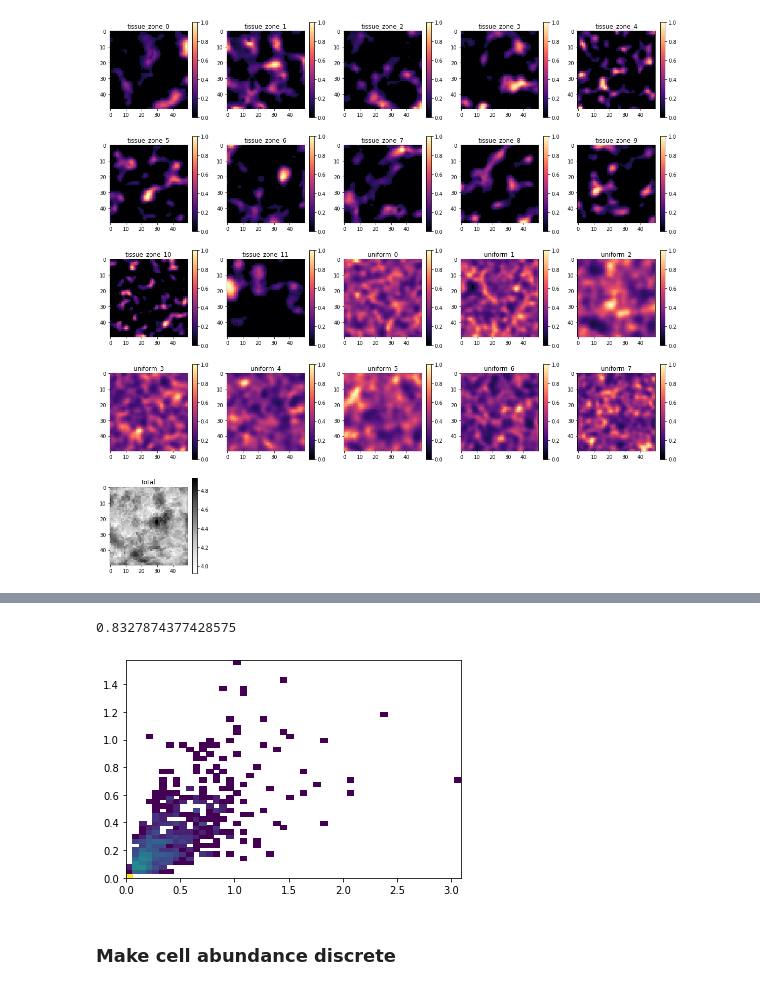
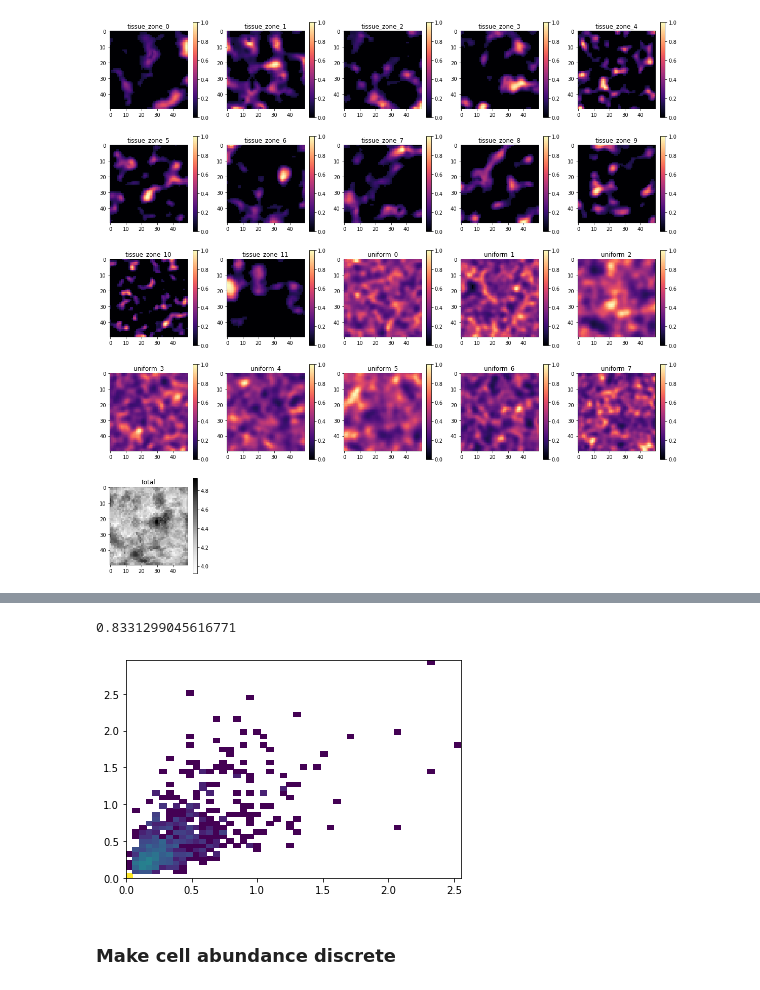
Before and after one commit to vitkl/cell2location_paper, a Jupyter notebook: notebooks/benchmarking/synthetic_data_construction_improved.ipynb, the cells around one changed output, grey strips where cells are left out. Drawn from its saved outputs; the diff is of its cells as text; code cells hidden in the pictures.

```diff
--- a/notebooks/benchmarking/synthetic_data_construction_improved.ipynb
+++ b/notebooks/benchmarking/synthetic_data_construction_improved.ipynb
@@ -380,12 +378,12 @@ plot_spatial(cell_abundances_df.values, n=[50,50], nrows=10,
 # %%
-plt.hist2d(cell_abundances_df['Inh_2'].values,
-           cell_abundances_df['Inh_Meis2_3'].values,
+plt.hist2d(cell_abundances_df['Inh_1'].values,
+           cell_abundances_df['Inh_2'].values,
            bins=50, norm=matplotlib.colors.LogNorm());
-np.corrcoef(cell_abundances_df['Inh_2'].values,
-           cell_abundances_df['Inh_Meis2_3'].values)[0,1]
+np.corrcoef(cell_abundances_df['Inh_1'].values,
+           cell_abundances_df['Inh_2'].values)[0,1]
 # %% [output]
-0.8327874377428575
+0.8331299045616771
-[figure, old version]
+[figure, new version]
 # %% [markdown]
 ### Make cell abundance discrete
 # %%
```
Also changed, not shown: parts of 11 cells of this notebook.
